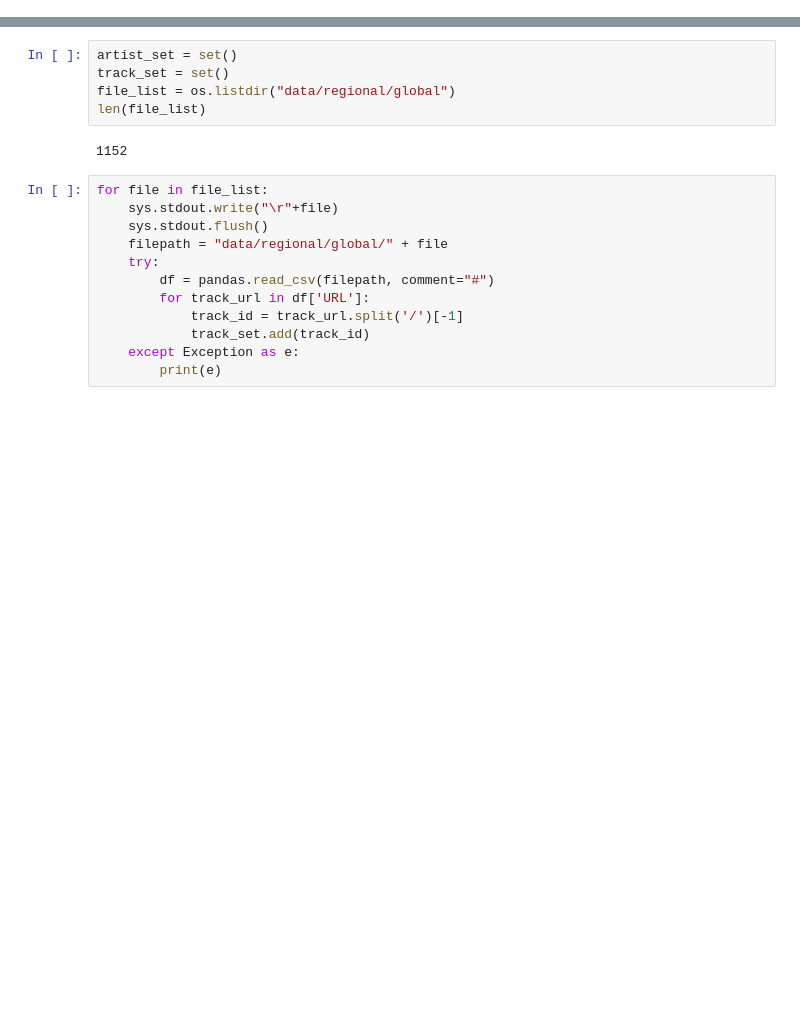
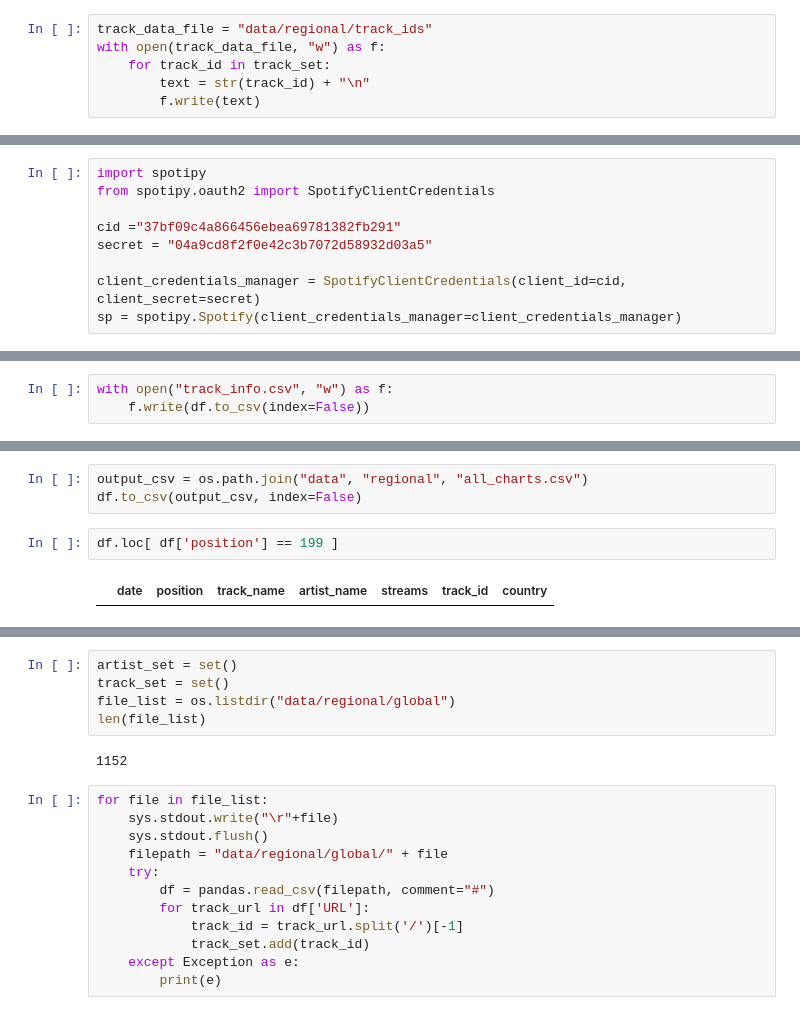
Before and after one commit to elliott-fogg/hackathon_datasets, a Jupyter notebook: spotify_top_tracks/Untitled.ipynb, the cells around one changed output, grey strips where cells are left out. Drawn from its saved outputs; the diff is of its cells as text; blank space fills up the shorter version.

```diff
--- a/spotify_top_tracks/Untitled.ipynb
+++ b/spotify_top_tracks/Untitled.ipynb
@@ -4,0 +196,6 @@ import sys
+# %%
+track_data_file = "data/regional/track_ids"
+with open(track_data_file, "w") as f:
+    for track_id in track_set:
+        text = str(track_id) + "\n"
+        f.write(text)
@@ -4,0 +204,9 @@ import sys
+# %%
+import spotipy
+from spotipy.oauth2 import SpotifyClientCredentials
+
+cid ="37bf09c4a866456ebea69781382fb291"
+secret = "04a9cd8f2f0e42c3b7072d58932d03a5"
+
+client_credentials_manager = SpotifyClientCredentials(client_id=cid, client_secret=secret)
+sp = spotipy.Spotify(client_credentials_manager=client_credentials_manager)
@@ -4,0 +291,3 @@ import sys
+# %%
+with open("track_info.csv", "w") as f:
+    f.write(df.to_csv(index=False))
@@ -4,0 +394,7 @@ import sys
+# %%
+output_csv = os.path.join("data", "regional", "all_charts.csv")
+df.to_csv(output_csv, index=False)
+# %%
+df.loc[ df['position'] == 199 ]
+# %% [output]
+|  | date | position | track_name | artist_name | streams | track_id | country |
```
Also changed, not shown: parts of 42 cells of this notebook.
